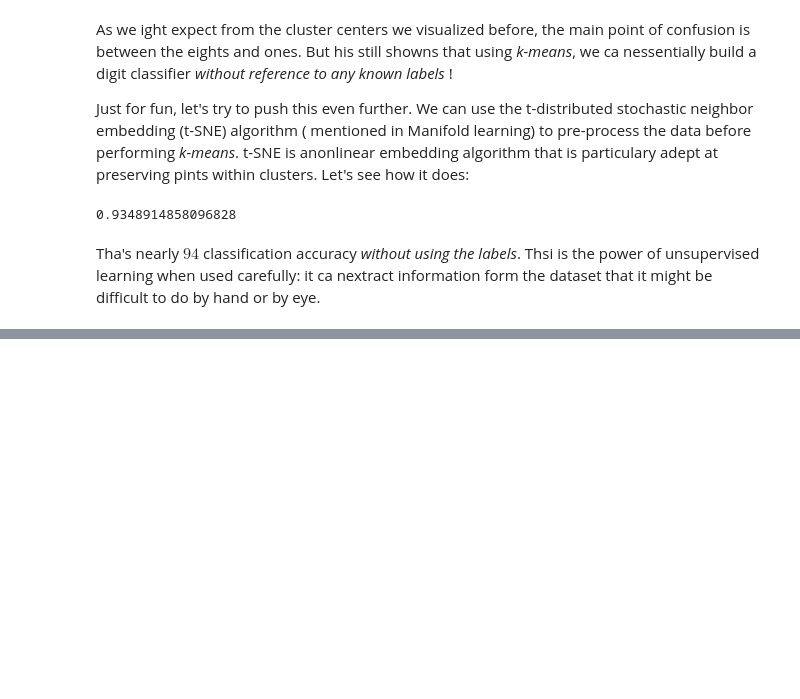
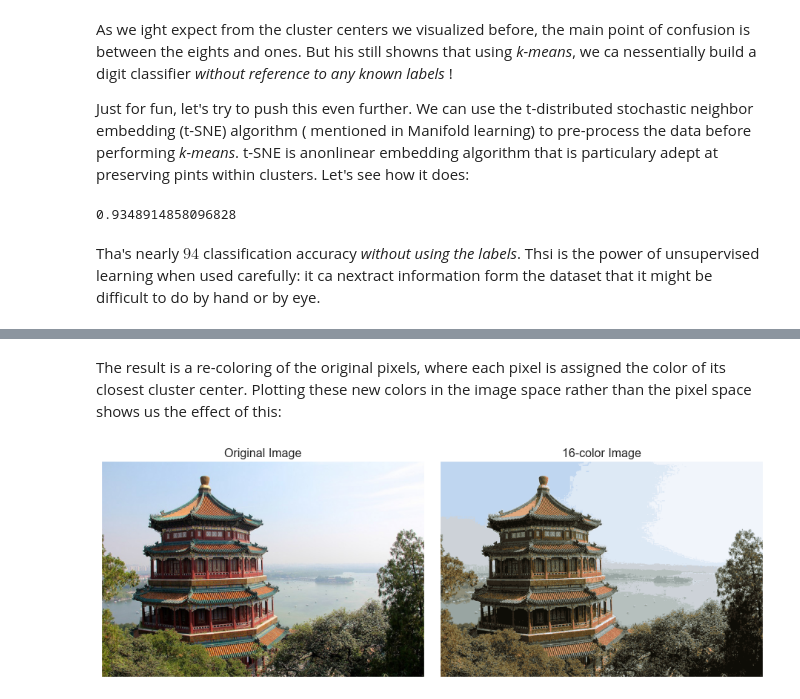
Before and after one commit to Jeffresh/python-datascience-handbook, a Jupyter notebook: scikitlearn/k_means_clustering.ipynb, the cells around one changed output, grey strips where cells are left out. Saved outputs shown, nothing was run; the diff lists cells and outputs as text; code cells hidden in the pictures; blank space fills up the shorter version.

```diff
--- a/scikitlearn/k_means_clustering.ipynb
+++ b/scikitlearn/k_means_clustering.ipynb
@@ -260,0 +326,15 @@ Tha's nearly $94%$ classification accuracy *without using the labels*. Thsi is t
+# %% [markdown]
+The result is a re-coloring of the original pixels, where each pixel is assigned the color of its closest cluster center. Plotting these new colors in the image space rather than the pixel space shows us the effect of this:
+# %%
+china_recolored = new_colors.reshape(china.shape)
+
+fig, ax = plt.subplots(1, 2, figsize=(16, 6),
+                        subplot_kw=dict(xticks=[], yticks=[]))
+
+fig.subplots_adjust(wspace=0.05)
+ax[0].imshow(china)
+ax[0].set_title('Original Image', size=16)
+ax[1].imshow(china_recolored)
+ax[1].set_title('16-color Image', size=16);
+# %% [output]
+[figure, added]
```
Also changed, not shown: parts of 15 cells of this notebook.
